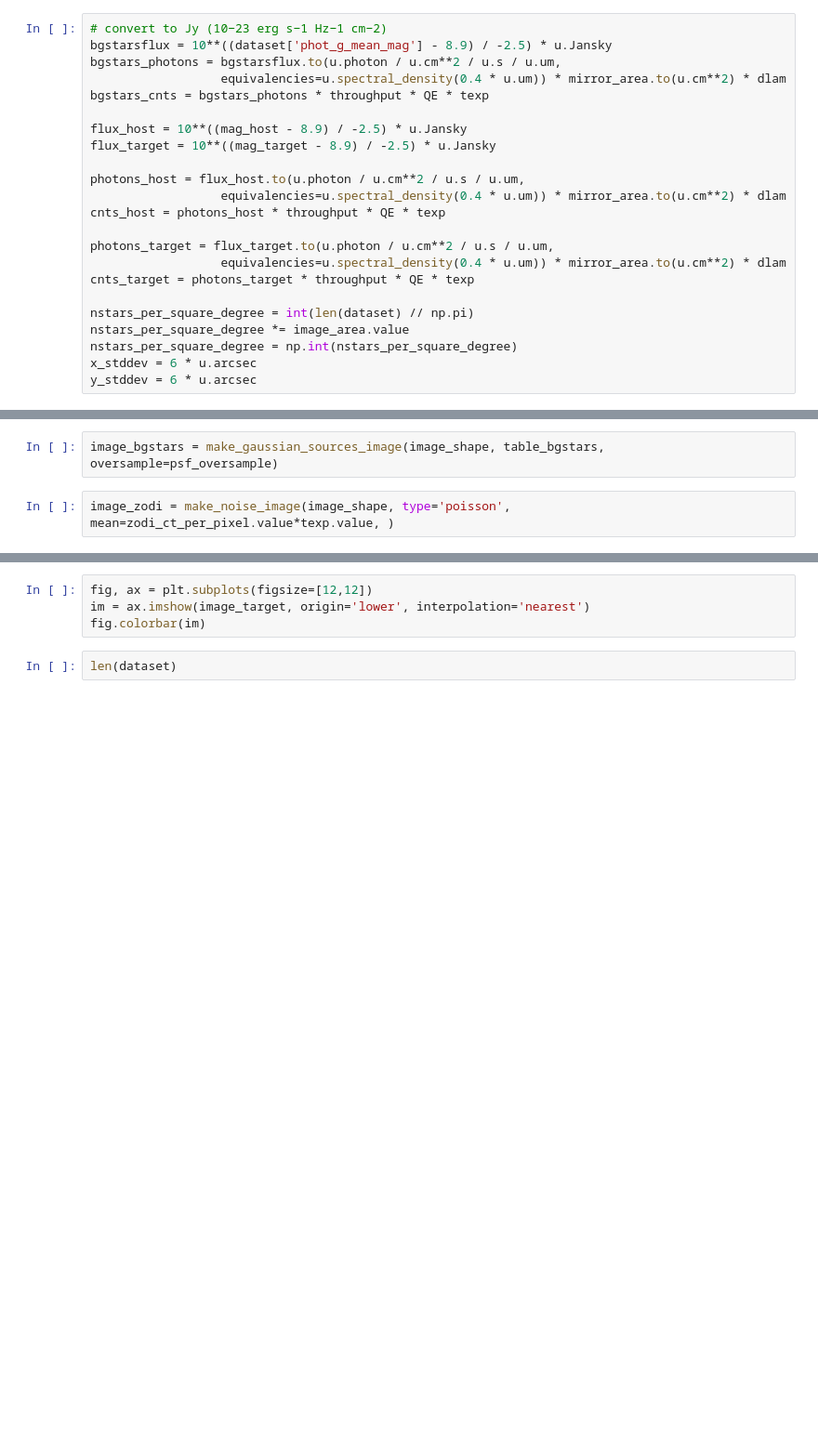
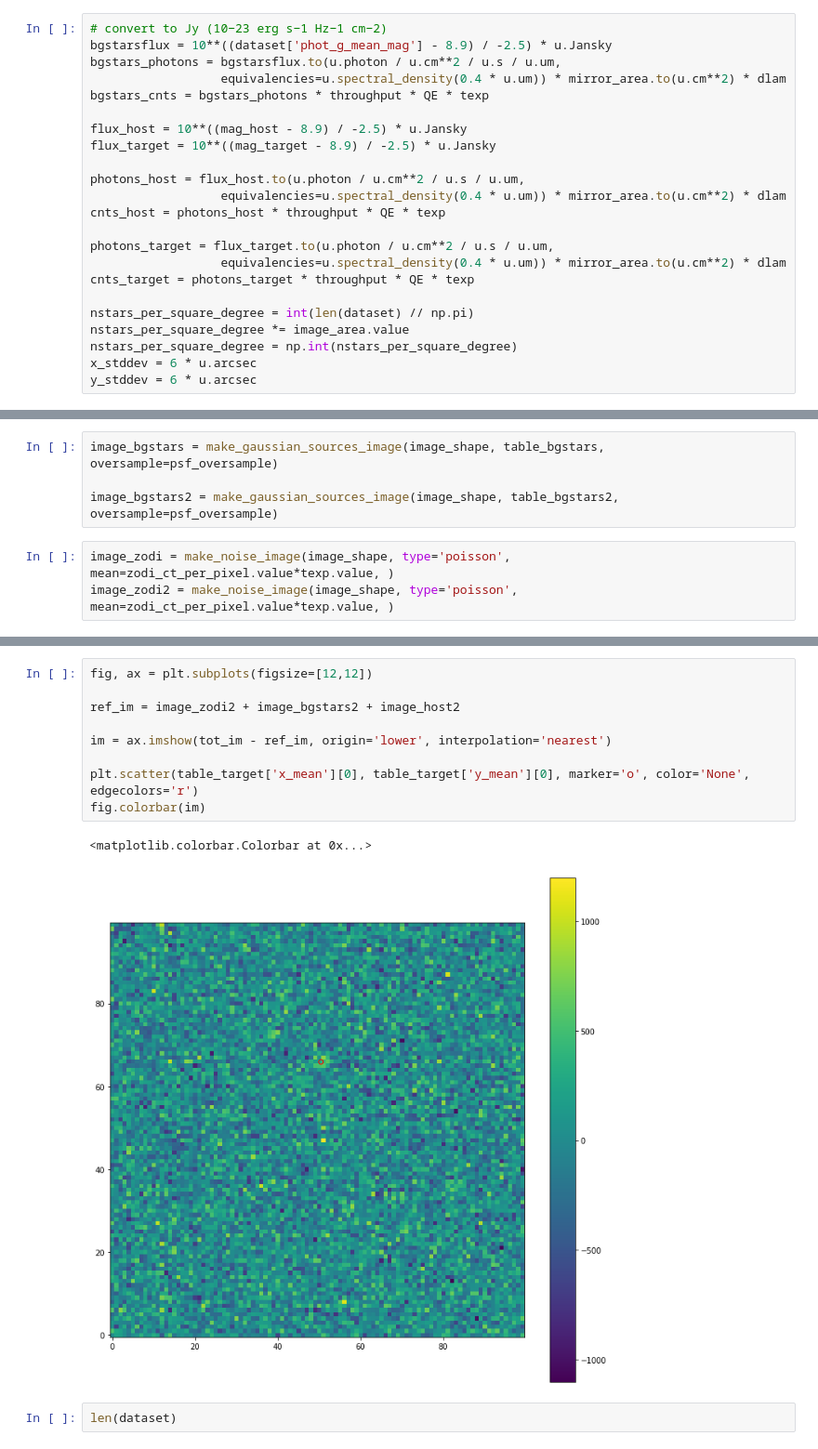
Before and after one commit to mrtommyb/imsim, a Jupyter notebook: notebooks/Untitled.ipynb, the cells around one changed output, grey strips where cells are left out. Shown at 93% size. Drawn from its saved outputs; the diff is of its cells as text; blank space fills up the shorter version.

```diff
--- a/notebooks/Untitled.ipynb
+++ b/notebooks/Untitled.ipynb
@@ -82,6 +86,9 @@ table_bgstars['theta'] = np.zeros(nstars_per_square_degree) * u.radian
 # %%
 image_bgstars = make_gaussian_sources_image(image_shape, table_bgstars, oversample=psf_oversample)
+
+image_bgstars2 = make_gaussian_sources_image(image_shape, table_bgstars2, oversample=psf_oversample)
 # %%
 image_zodi = make_noise_image(image_shape, type='poisson', mean=zodi_ct_per_pixel.value*texp.value, )
+image_zodi2 = make_noise_image(image_shape, type='poisson', mean=zodi_ct_per_pixel.value*texp.value, )
 # %%
 table_target = Table()
@@ -105,7 +122,15 @@ fig.colorbar(im)
 # %%
 fig, ax = plt.subplots(figsize=[12,12])
-im = ax.imshow(image_target, origin='lower', interpolation='nearest')
+
+ref_im = image_zodi2 + image_bgstars2 + image_host2
+
+im = ax.imshow(tot_im - ref_im, origin='lower', interpolation='nearest')
+
+plt.scatter(table_target['x_mean'][0], table_target['y_mean'][0], marker='o', color='None', edgecolors='r')
 fig.colorbar(im)
+# %% [output]
+<matplotlib.colorbar.Colorbar at 0x...>
+[figure, added]
 # %%
 len(dataset)
 # %% [output]
```
Also changed, not shown: parts of 7 cells of this notebook.
